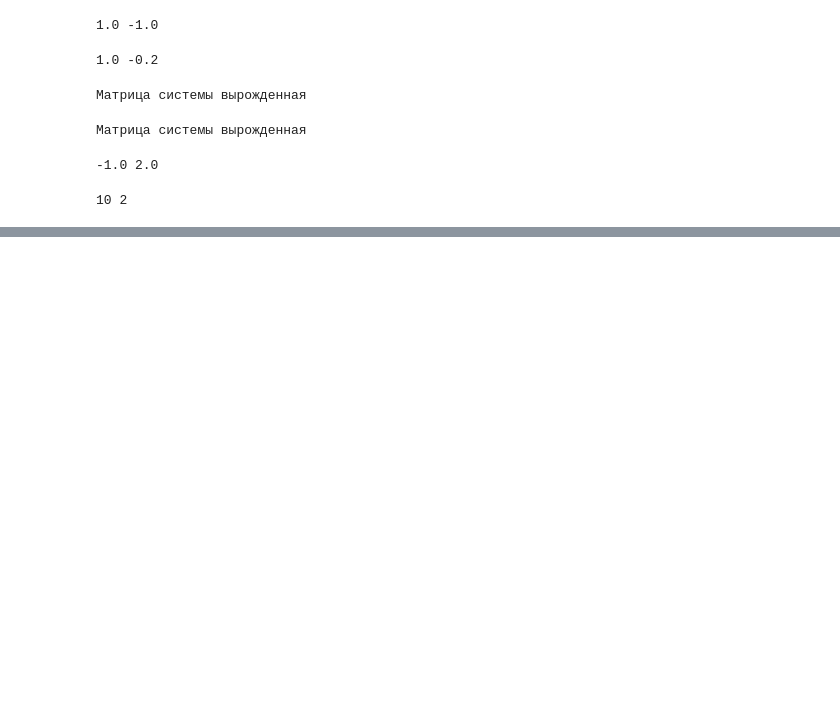
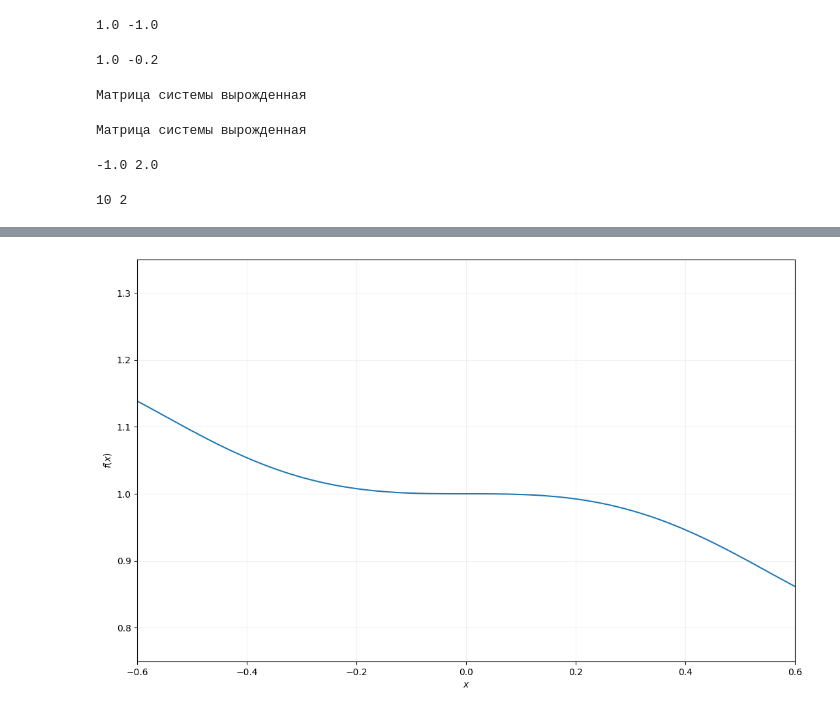
Before and after one commit to NikitaKozlov3412/MyProjectsAndGames, a Jupyter notebook: Stepik_lesson_6_13 Системы линейных уравнений.ipynb, the cells around one changed output, grey strips where cells are left out. Saved outputs shown, nothing was run; the diff lists cells and outputs as text; code cells hidden in the pictures; blank space fills up the shorter version.

```diff
--- a/Stepik_lesson_6_13 Системы линейных уравнений.ipynb
+++ b/Stepik_lesson_6_13 Системы линейных уравнений.ipynb
@@ -656,0 +779,20 @@ else:
+# %%
+import numpy as np
+import matplotlib.pyplot as plt
+%matplotlib inline
+c = [1.0, 0.0, 0.0, -1.0, -0.0, 1.0]
+
+def f(x, c):
+    return c[0]+c[1]*x+c[2]*x**2+c[3]*x**3+c[4]*x**4+c[5]*x**5
+
+x=np.arange(-5, 5.01, 0.01) #Массив значений аргумента
+plt.figure(figsize=(13,8))
+plt.plot(x, f(x, c)) #Построение графика
+plt.xlabel(r'$x$') #Метка по оси x в формате TeX
+plt.ylabel(r'$f(x)$') #Метка по оси y в формате TeX
+plt.xlim(-0.6, 0.6)
+plt.ylim(0.75, 1.35)
+plt.grid(True, alpha = 0.2) #Сетка
+plt.show() #Показать график
+# %% [output]
+[figure, added]
```
Also changed, not shown: parts of 4 cells of this notebook.
